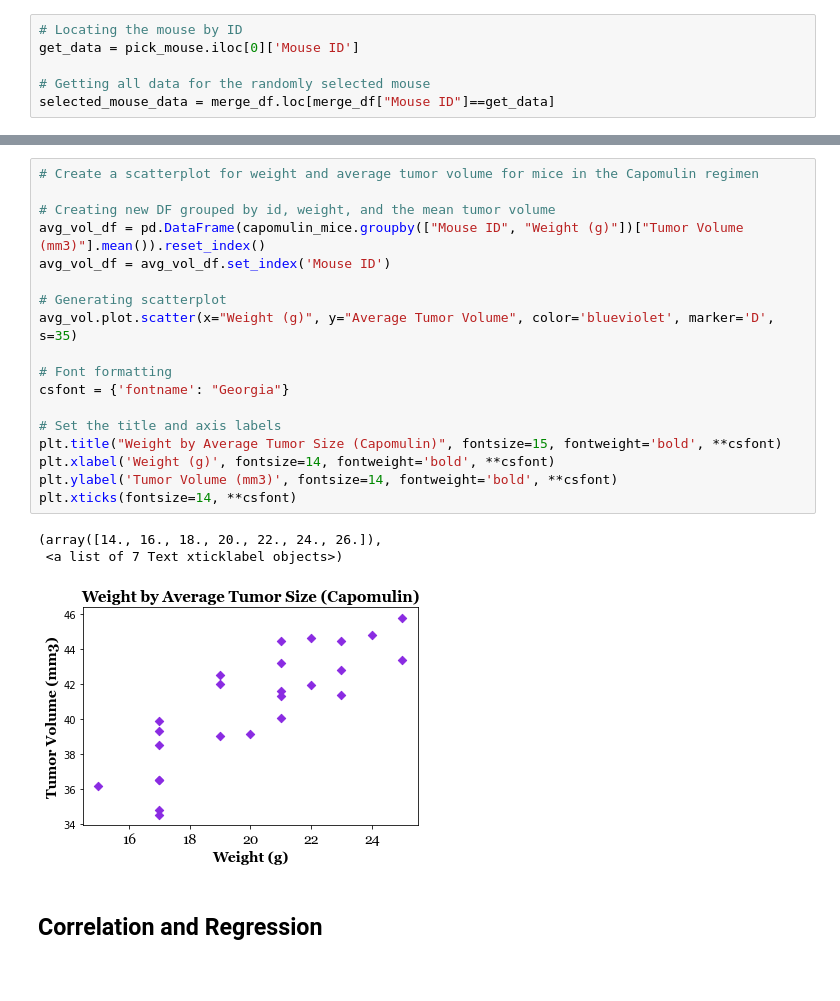
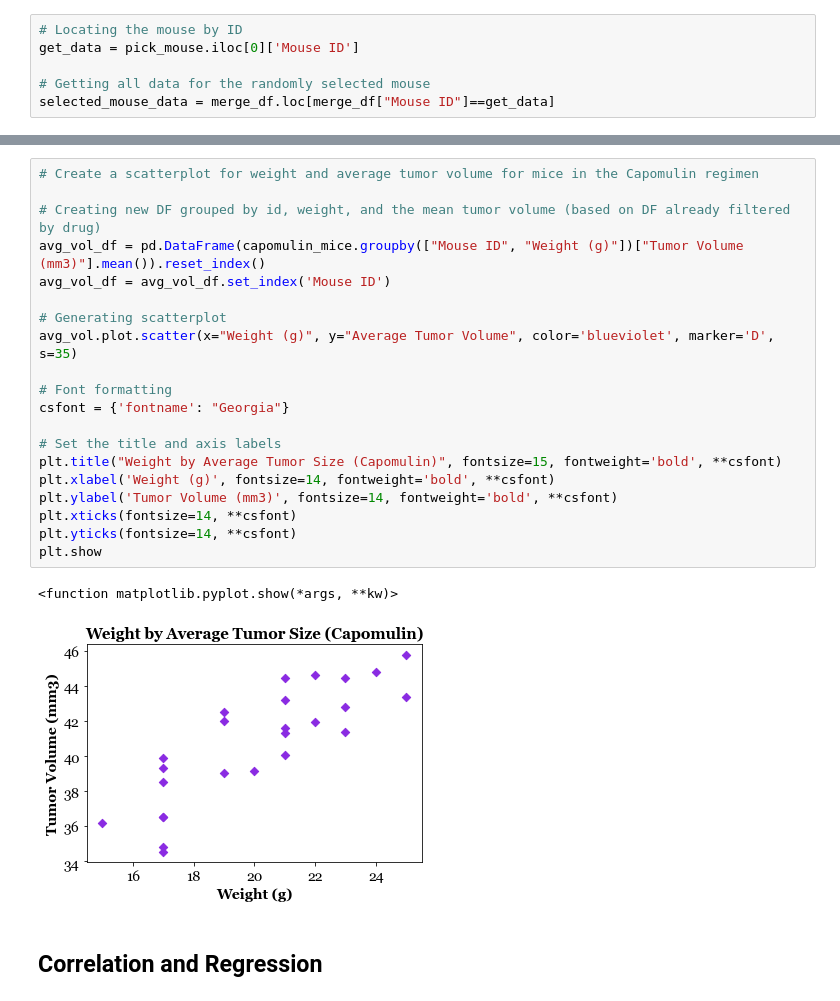
Before and after one commit to nlmuscanell/UCF-05-MATPLOTLIB, a Jupyter notebook: Pymaceuticals/pymaceuticals_starter.ipynb, the cells around one changed output, grey strips where cells are left out. Saved outputs shown, nothing was run; the diff lists cells and outputs as text; blank space fills up the shorter version.

```diff
--- a/Pymaceuticals/pymaceuticals_starter.ipynb
+++ b/Pymaceuticals/pymaceuticals_starter.ipynb
@@ -277,25 +280,26 @@ plt.xlim(0, 45)
 # %%
 # Create a scatterplot for weight and average tumor volume for mice in the Capomulin regimen
 
-# Creating new DF grouped by id, weight, and the mean tumor volume
+# Creating new DF grouped by id, weight, and the mean tumor volume (based on DF already filtered by drug)
 avg_vol_df = pd.DataFrame(capomulin_mice.groupby(["Mouse ID", "Weight (g)"])["Tumor Volume (mm3)"].mean()).reset_index()
 avg_vol_df = avg_vol_df.set_index('Mouse ID')
 
 # Generating scatterplot
 avg_vol.plot.scatter(x="Weight (g)", y="Average Tumor Volume", color='blueviolet', marker='D', s=35)
 
 # Font formatting
 csfont = {'fontname': "Georgia"}
 
 # Set the title and axis labels
 plt.title("Weight by Average Tumor Size (Capomulin)", fontsize=15, fontweight='bold', **csfont)
 plt.xlabel('Weight (g)', fontsize=14, fontweight='bold', **csfont)
 plt.ylabel('Tumor Volume (mm3)', fontsize=14, fontweight='bold', **csfont)
 plt.xticks(fontsize=14, **csfont)
+plt.yticks(fontsize=14, **csfont)
+plt.show
 # %% [output]
-(array([14., 16., 18., 20., 22., 24., 26.]),
- <a list of 7 Text xticklabel objects>)
+<function matplotlib.pyplot.show(*args, **kw)>
-[figure, old version]
+[figure, new version]
 # %% [markdown]
 ## Correlation and Regression
 # %%
```
Also changed, not shown: parts of 2 cells of this notebook.
